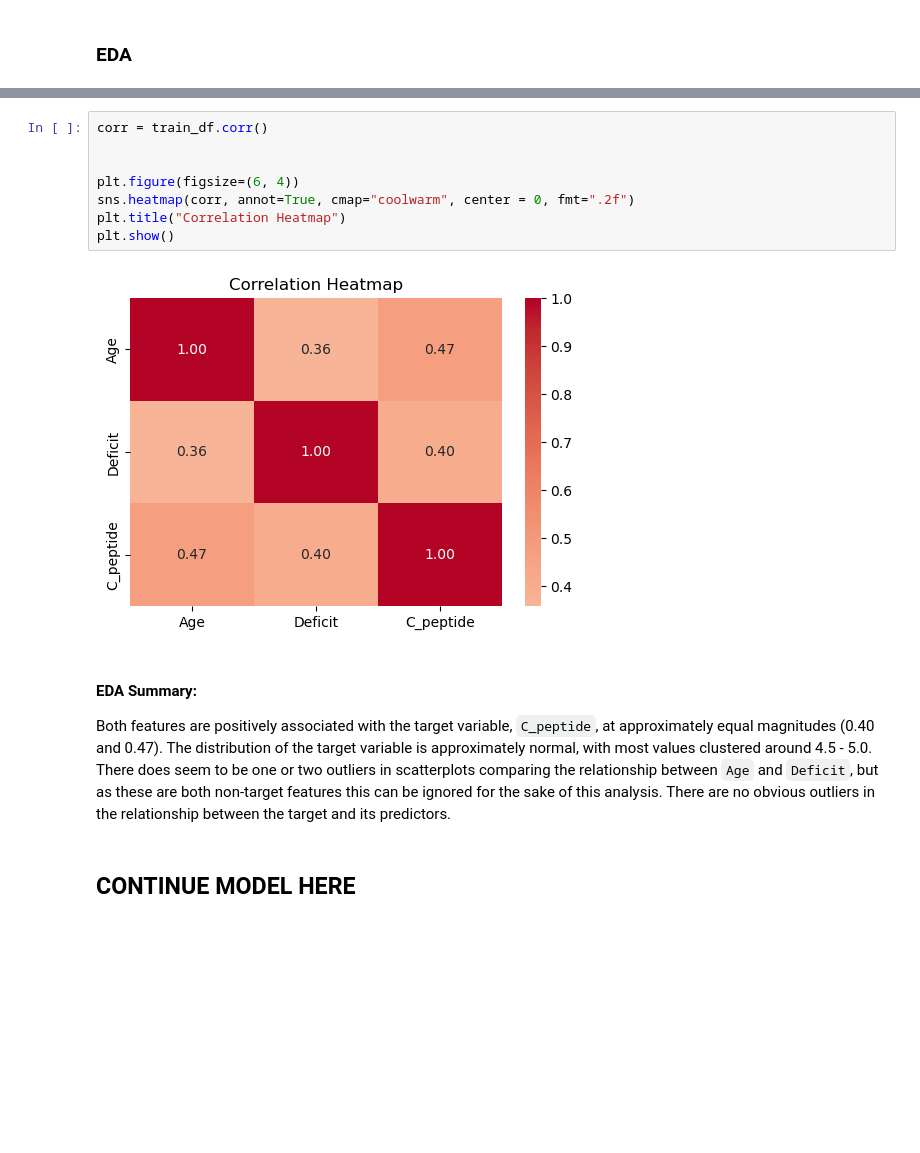
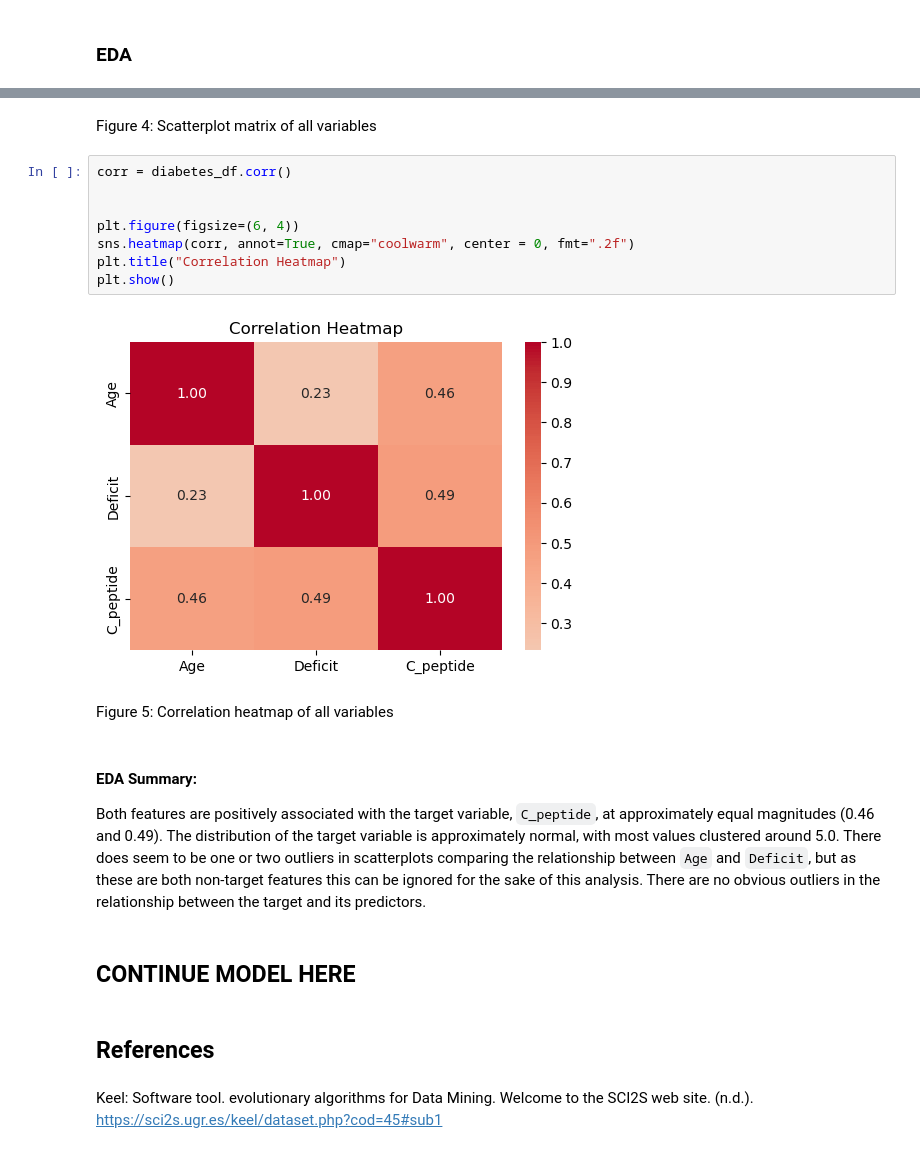
Before and after one commit to farkasvic/Group-42, a Jupyter notebook: diabetes-analysis.ipynb, the cells around one changed output, grey strips where cells are left out. Cells and saved outputs as stored; diff of their text form; blank space fills up the shorter version.

Commit message:
undid data split

```diff
--- a/diabetes-analysis.ipynb
+++ b/diabetes-analysis.ipynb
@@ -121,18 +126,26 @@ alt.Chart(train_df).mark_circle().encode(
 )
 # %% [output]
 [interactive output not drawn]
+# %% [markdown]
+Figure 4: Scatterplot matrix of all variables
 # %%
-corr = train_df.corr()
+corr = diabetes_df.corr()
 
 
 plt.figure(figsize=(6, 4))
 sns.heatmap(corr, annot=True, cmap="coolwarm", center = 0, fmt=".2f")
 plt.title("Correlation Heatmap")
 plt.show()
 # %% [output]
-[figure, old version]
+[figure, new version]
+# %% [markdown]
+Figure 5: Correlation heatmap of all variables
 # %% [markdown]
 #### EDA Summary:
-Both features are positively associated with the target variable, `C_peptide`, at approximately equal magnitudes (0.40 and 0.47). The distribution of the target variable is approximately normal, with most values clustered around 4.5 - 5.0. There does seem to be one or two outliers in scatterplots comparing the relationship between `Age` and `Deficit`, but as these are both non-target features this can be ignored for the sake of this analysis. There are no obvious outliers in the relationship between the target and its predictors.
+Both features are positively associated with the target variable, `C_peptide`, at approximately equal magnitudes (0.46 and 0.49). The distribution of the target variable is approximately normal, with most values clustered around 5.0. There does seem to be one or two outliers in scatterplots comparing the relationship between `Age` and `Deficit`, but as these are both non-target features this can be ignored for the sake of this analysis. There are no obvious outliers in the relationship between the target and its predictors.
 # %% [markdown]
 ## CONTINUE MODEL HERE
+# %% [markdown]
+## References
+# %% [markdown]
+Keel: Software tool. evolutionary algorithms for Data Mining. Welcome to the SCI2S web site. (n.d.). https://sci2s.ugr.es/keel/dataset.php?cod=45#sub1
```
Also changed, not shown: parts of 12 cells of this notebook.
